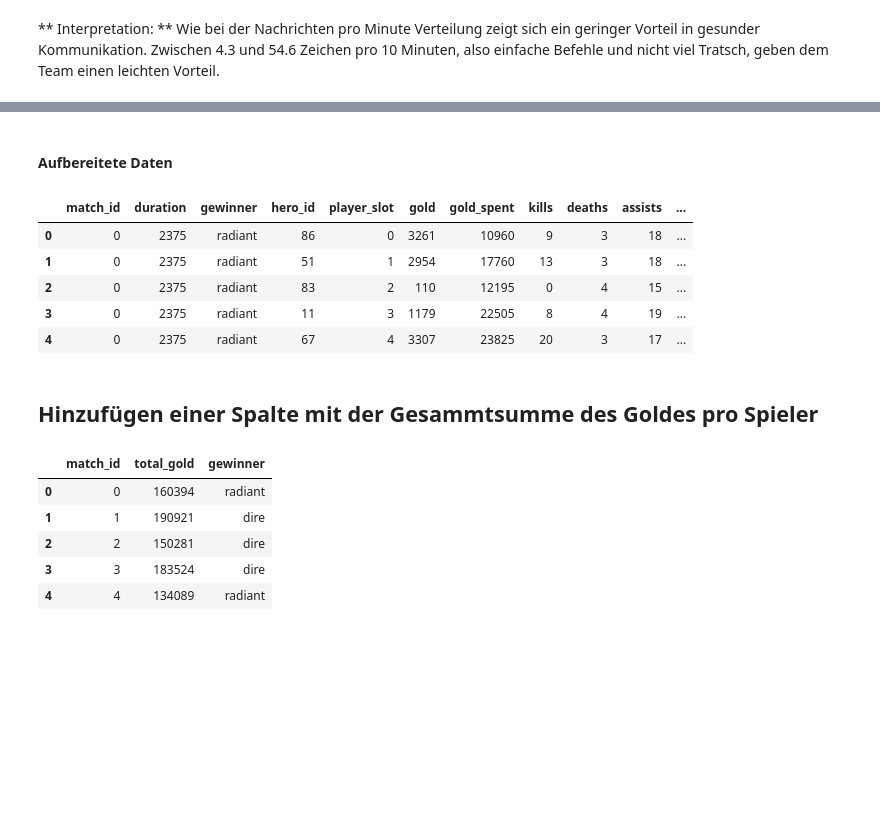
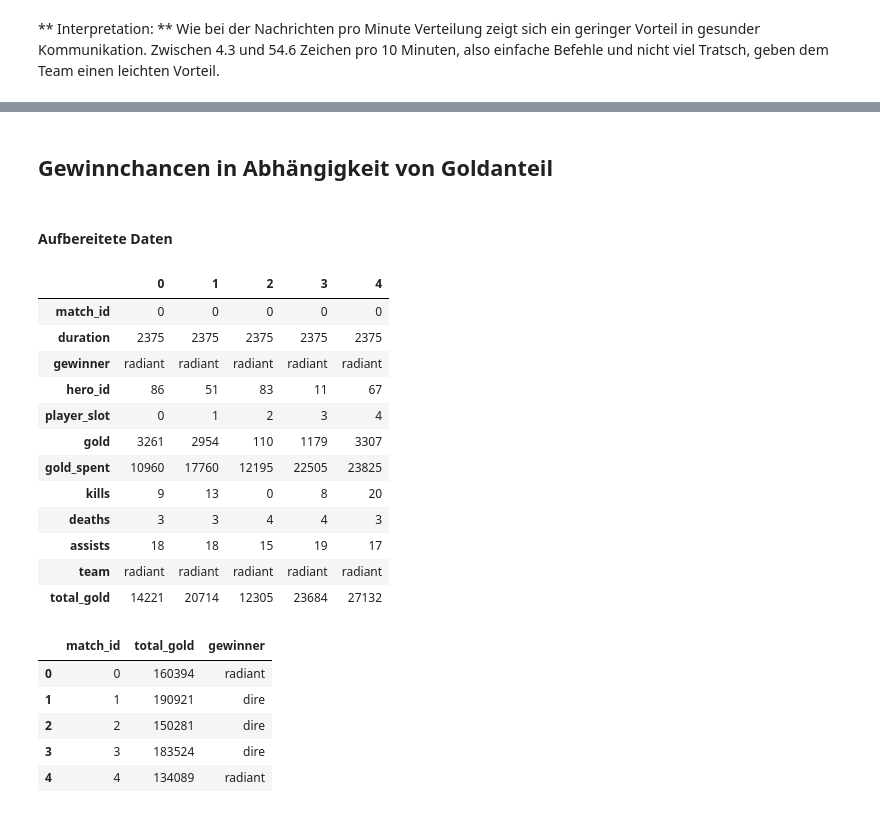
Before and after one commit to agruenth/BDA_SS17, a Jupyter notebook: Final.ipynb, the cells around one changed output, grey strips where cells are left out. Drawn from its saved outputs; the diff is of its cells as text; code cells hidden in the pictures; blank space fills up the shorter version.

```diff
--- a/Final.ipynb
+++ b/Final.ipynb
@@ -746,3 +767,5 @@ plt.xlabel('Zeichen pro 10 Minuten (Oberlimit)', fontsize=10)
+# %% [markdown]
+## Gewinnchancen in Abhängigkeit von Goldanteil
 # %%
 # Erzeugen von lokalen Dataframes
 match = None
@@ -758,16 +781,21 @@ mat_1["team"]= mat_1.player_slot.map(lambda x:"radiant" if x<10 else "dire")
 # %% [markdown]
 #### Aufbereitete Daten
 # %%
-mat_1.head(5)
+mat_1.head(5).transpose()
 # %% [output]
-|  | match_id | duration | gewinner | hero_id | player_slot | gold | gold_spent | kills | deaths | assists | ... |
-| 0 | 0 | 2375 | radiant | 86 | 0 | 3261 | 10960 | 9 | 3 | 18 | ... |
-| 1 | 0 | 2375 | radiant | 51 | 1 | 2954 | 17760 | 13 | 3 | 18 | ... |
-| 2 | 0 | 2375 | radiant | 83 | 2 | 110 | 12195 | 0 | 4 | 15 | ... |
-| 3 | 0 | 2375 | radiant | 11 | 3 | 1179 | 22505 | 8 | 4 | 19 | ... |
-| 4 | 0 | 2375 | radiant | 67 | 4 | 3307 | 23825 | 20 | 3 | 17 | ... |
+|  | 0 | 1 | 2 | 3 | 4 |
+| match_id | 0 | 0 | 0 | 0 | 0 |
+| duration | 2375 | 2375 | 2375 | 2375 | 2375 |
+| gewinner | radiant | radiant | radiant | radiant | radiant |
+| hero_id | 86 | 51 | 83 | 11 | 67 |
+| player_slot | 0 | 1 | 2 | 3 | 4 |
+| gold | 3261 | 2954 | 110 | 1179 | 3307 |
+| gold_spent | 10960 | 17760 | 12195 | 22505 | 23825 |
+| kills | 9 | 13 | 0 | 8 | 20 |
+| deaths | 3 | 3 | 4 | 4 | 3 |
+| assists | 18 | 18 | 15 | 19 | 17 |
+| team | radiant | radiant | radiant | radiant | radiant |
+| total_gold | 14221 | 20714 | 12305 | 23684 | 27132 |
-# %% [markdown]
-## Hinzufügen einer Spalte mit der Gesammtsumme des Goldes pro Spieler
 # %%
 mat_1["total_gold"] =  mat_1["gold"] + mat_1["gold_spent"]
 # %%
```
Also changed, not shown: parts of 52 cells of this notebook, 4 other files.
